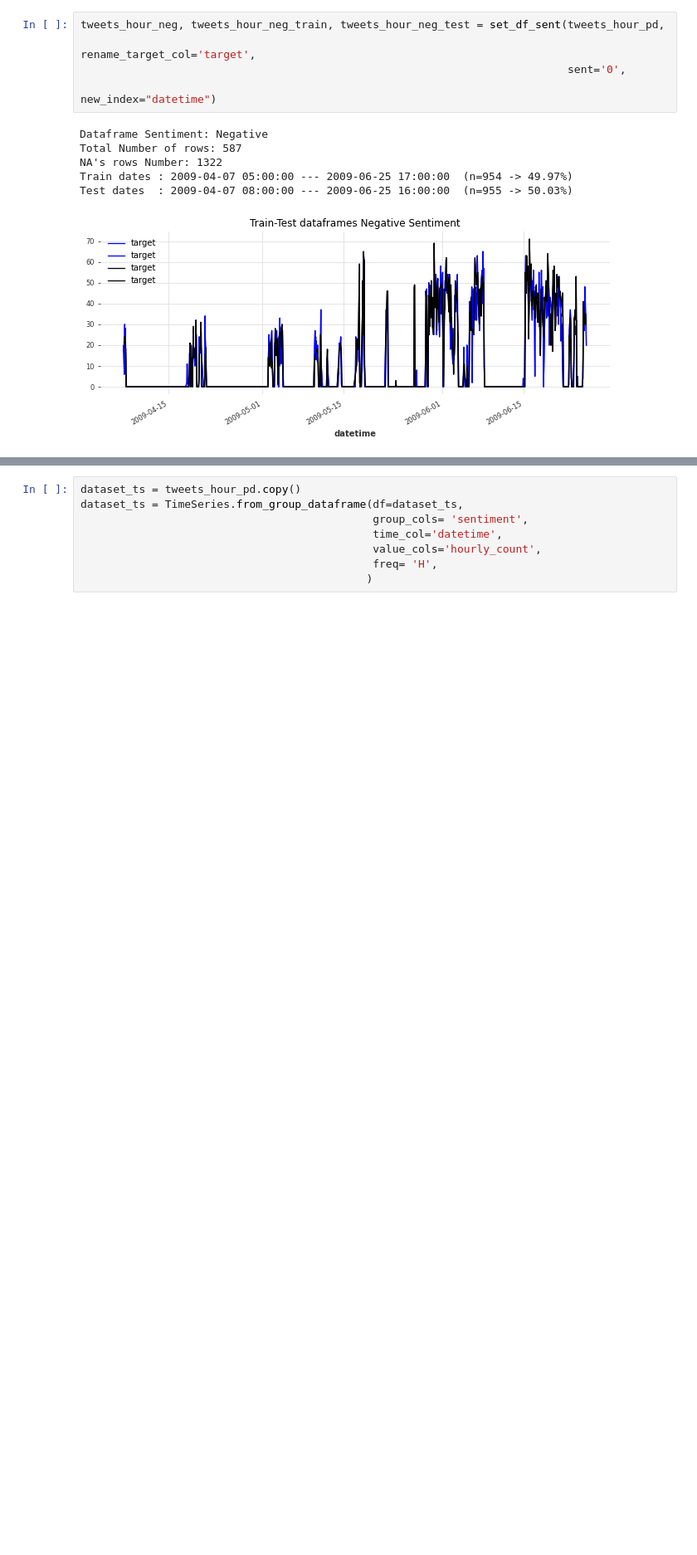
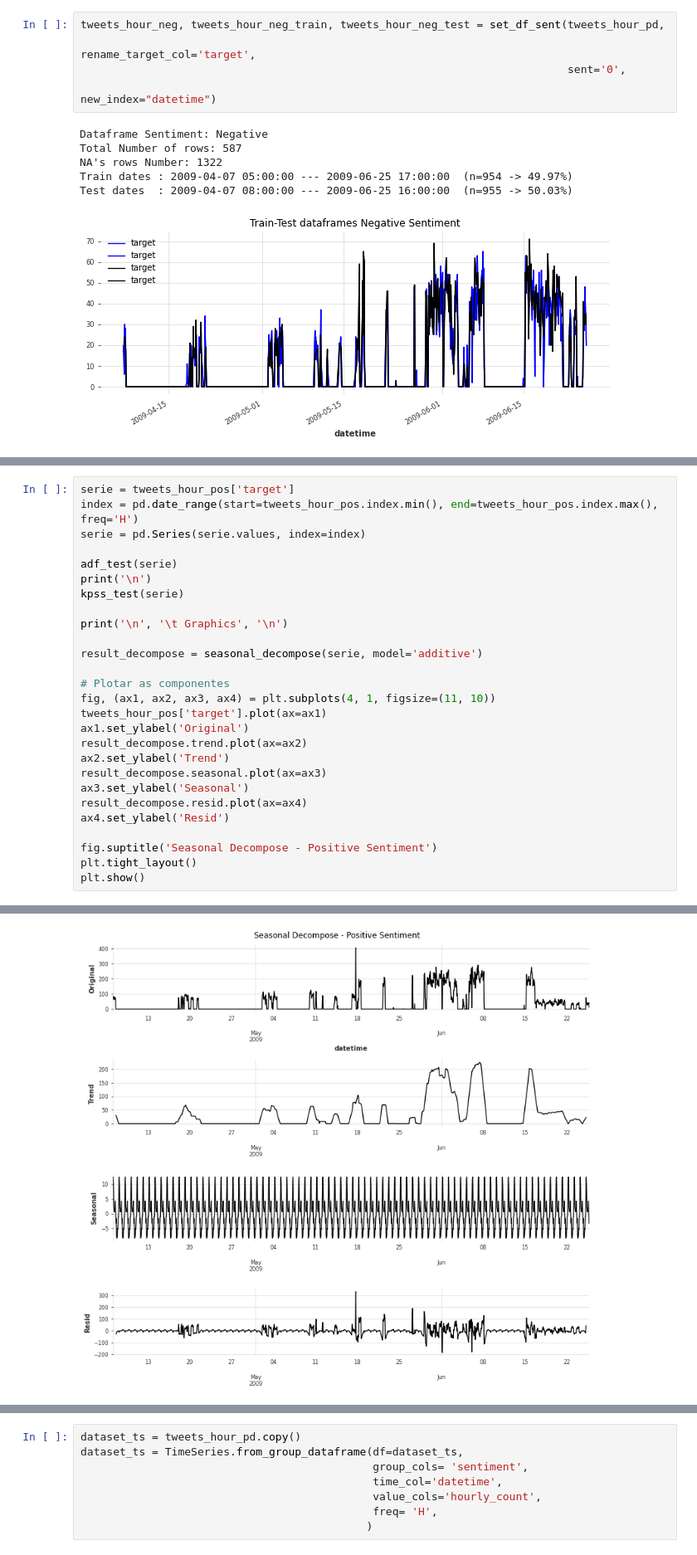
Before and after one commit to leticiacosta91/Winter-Repeat, a Jupyter notebook: Forecast.ipynb, the cells around one changed output, grey strips where cells are left out. Shown at 83% size. Drawn from its saved outputs; the diff is of its cells as text; blank space fills up the shorter version.

```diff
--- a/Forecast.ipynb
+++ b/Forecast.ipynb
@@ -1034,0 +962,28 @@ look-up table. The actual p-value is smaller than the p-value returned.
+# %%
+serie = tweets_hour_pos['target']
+index = pd.date_range(start=tweets_hour_pos.index.min(), end=tweets_hour_pos.index.max(), freq='H')
+serie = pd.Series(serie.values, index=index)
+
+adf_test(serie)
+print('\n')
+kpss_test(serie)
+
+print('\n', '\t Graphics', '\n')
+
+result_decompose = seasonal_decompose(serie, model='additive')
+
+# Plotar as componentes
+fig, (ax1, ax2, ax3, ax4) = plt.subplots(4, 1, figsize=(11, 10))
+tweets_hour_pos['target'].plot(ax=ax1)
+ax1.set_ylabel('Original')
+result_decompose.trend.plot(ax=ax2)
+ax2.set_ylabel('Trend')
+result_decompose.seasonal.plot(ax=ax3)
+ax3.set_ylabel('Seasonal')
+result_decompose.resid.plot(ax=ax4)
+ax4.set_ylabel('Resid')
+
+fig.suptitle('Seasonal Decompose - Positive Sentiment')
+plt.tight_layout()
+plt.show()
+# %% [output]
@@ -1034,0 +1001 @@ look-up table. The actual p-value is smaller than the p-value returned.
+[figure, added]
```
Also changed, not shown: parts of 25 cells of this notebook.
